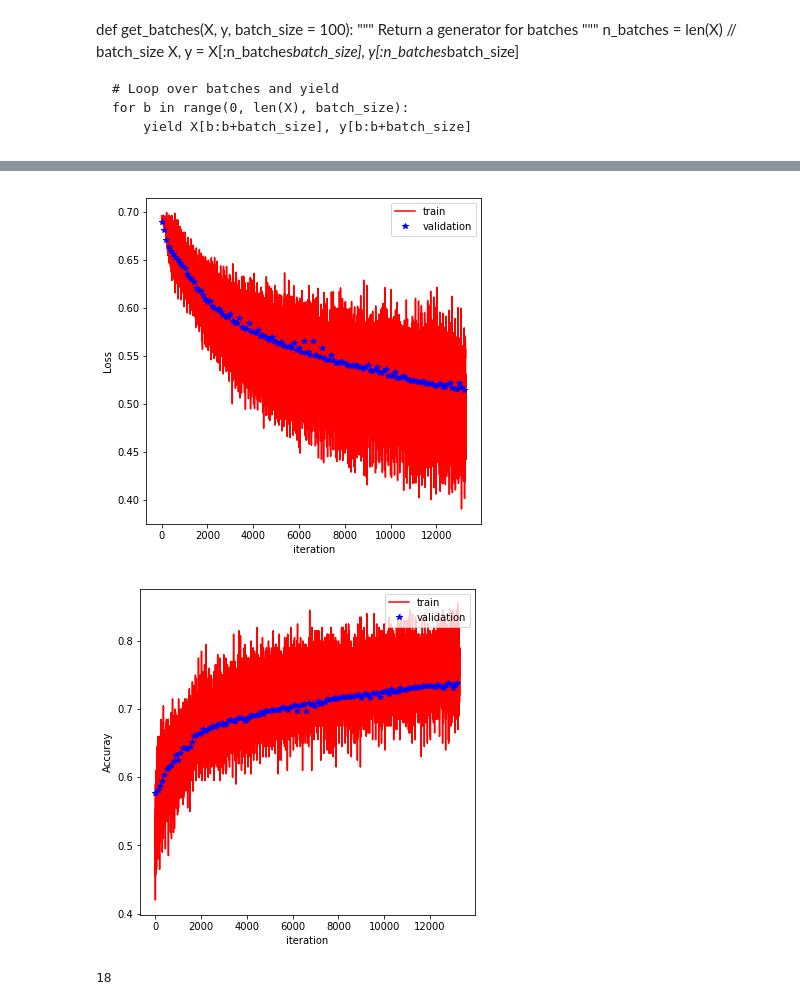
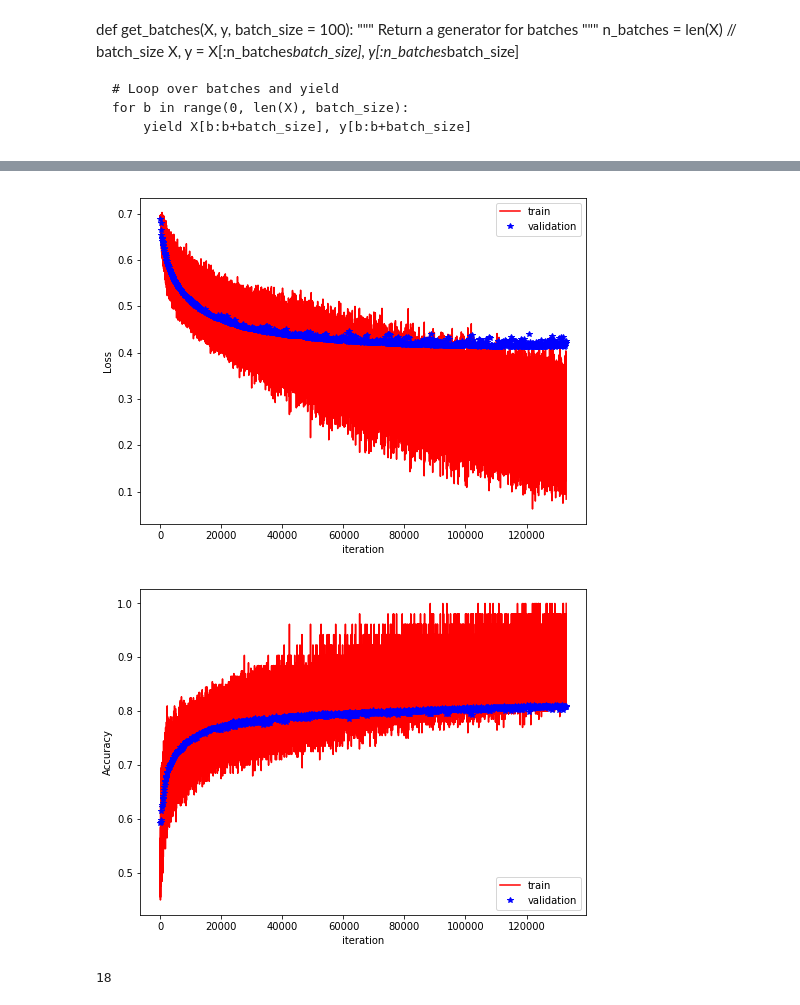
Before and after one commit to hl395/MLOntology, a Jupyter notebook: NCIt_CNN_3.ipynb, the cells around one changed output, grey strips where cells are left out. Drawn from its saved outputs; the diff is of its cells as text; code cells hidden in the pictures.

```diff
--- a/NCIt_CNN_3.ipynb
+++ b/NCIt_CNN_3.ipynb
@@ -16,7 +17,7 @@ Using TensorFlow backend.
 # %%
 #global variabls
 
-directory_path =  "D:/MLOntology/NCIt/"
+directory_path =  "/home/hao/AnacondaProjects/MLOntology/NCIt/"
 data_path = directory_path + "data/"
 vector_model_path = directory_path +"vectorModel/"
 cnn_model_path = directory_path +"cnnModel/"
@@ -123,3 +110,16 @@ print(len(conceptNotPairList))
+# %%
+if len(conceptPairList) < len(conceptNotPairList):
+    # In-place shuffle
+    random.shuffle(conceptNotPairList)
+    leftPairList = conceptNotPairList[len(conceptPairList):]
+    conceptNotPairList = conceptNotPairList[:len(conceptPairList)]
+else:
+    # In-place shuffle
+    random.shuffle(conceptPairList)
+    leftPairList = conceptPairList[len(conceptNotPairList):]
+    conceptPairList = conceptPairList[:len(conceptNotPairList)]
+
+assert len(conceptPairList) == len(conceptNotPairList), "Mistmatch in Positive & Negative samples!"
 # %%
 #  PV-DBOW
 vector_model_file = vector_model_path + "model0"
@@ -253,7 +260,7 @@ import tensorflow as tf
 batch_size = 200       # Batch size
 seq_len = 128          # Number of steps
 learning_rate = 0.0001
-epochs = 100
+epochs = 1000
 
 n_classes = 2
 n_channels = 2
@@ -323,6 +338,7 @@ with tf.Session(graph=graph) as sess:
     sess.run(tf.global_variables_initializer())
     iteration = 1
 
+    training_start_time = time.time()
     # Loop over epochs
     for e in range(epochs):
 
@@ -337,14 +353,15 @@ with tf.Session(graph=graph) as sess:
             train_acc.append(acc)
             train_loss.append(loss)
 
-            # Print at each 5 iters
+            # Print at each 50 iters
             if (iteration % 50 == 0):
                 print("Epoch: {}/{}".format(e, epochs),
                       "Iteration: {:d}".format(iteration),
                       "Train loss: {:6f}".format(loss),
-                      "Train acc: {:.6f}".format(acc))
+                      "Train acc: {:.6f}".format(acc)
+                      )
 
-            # Compute validation loss at every 10 iterations
+            # Compute validation loss at every 100 iterations
             if (iteration%100 == 0):
                 val_acc_ = []
                 val_loss_ = []
@@ -370,6 +387,7 @@ with tf.Session(graph=graph) as sess:
 
             # Iterate
             iteration += 1
-
+    training_duration = time.time() - training_start_time
+    print("Total training time: {} sec".format(training_duration))
     saver.save(sess,"checkpoints-cnn/har.ckpt")
 # %% [output]
@@ -393,27 +411,28 @@ Epoch: 99/100 Iteration: 13300 Validation loss: 0.514392 Validation acc: 0.73861
 # %%
 import matplotlib.pyplot as plt
 # Plot training and test loss
 t = np.arange(iteration-1)
 
-plt.figure(figsize = (6,6))
+plt.figure(figsize = (8,6))
 plt.plot(t, np.array(train_loss), 'r-', t[t % 100 == 0], np.array(validation_loss), 'b*')
 plt.xlabel("iteration")
 plt.ylabel("Loss")
 plt.legend(['train', 'validation'], loc='upper right')
+plt.savefig('loss.png')
 plt.show()
 # %% [output]
-[figure, old version]
+[figure, new version]
 # %%
 # Plot Accuracies
-plt.figure(figsize = (6,6))
-
+plt.figure(figsize = (8,6))
 plt.plot(t, np.array(train_acc), 'r-', t[t % 100 == 0], validation_acc, 'b*')
 plt.xlabel("iteration")
-plt.ylabel("Accuray")
-plt.legend(['train', 'validation'], loc='upper right')
+plt.ylabel("Accuracy")
+plt.legend(['train', 'validation'], loc='lower right')
+plt.savefig('accuracy.png')
 plt.show()
 # %% [output]
-[figure, old version]
+[figure, new version]
 # %%
 testStrings = '''4092,3677,1
 4556,4555,1
```
Also changed, not shown: parts of 15 cells of this notebook.
